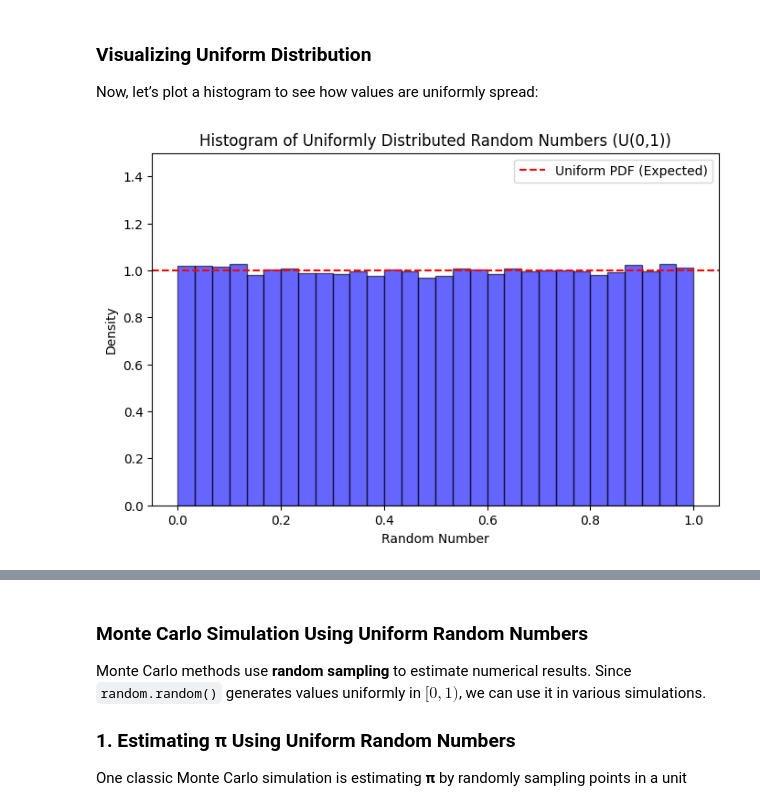
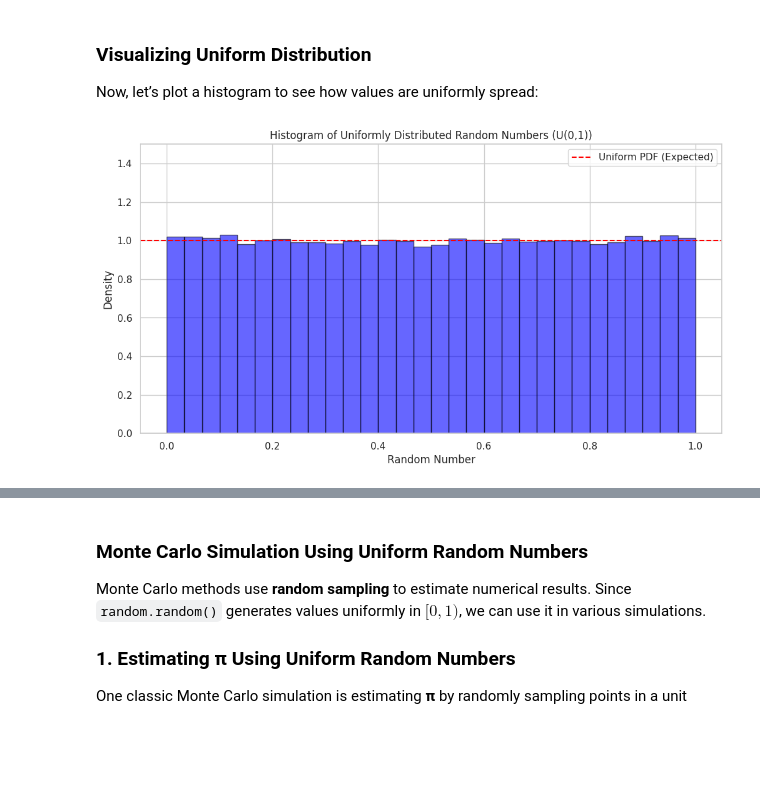
Before and after one commit to animesh-chouhan/fifty-challenging-problems-in-probability, a Jupyter notebook: probability.ipynb, the cells around one changed output, grey strips where cells are left out. Cells and saved outputs as stored; diff of their text form; code cells hidden in the pictures; blank space fills up the shorter version.

```diff
--- a/probability.ipynb
+++ b/probability.ipynb
@@ -163,0 +235,27 @@ plt.show()
+# %%
+import numpy as np
+import matplotlib.pyplot as plt
+import seaborn as sns
+
+# Set Seaborn style
+sns.set(style="whitegrid", palette="dark")
+
+# Simulate rolling two dice 100k times
+N = 100000
+np.random.seed(69)
+dice_rolls = np.random.randint(1, 7, size=(N, 2))  # Rolls of two dice
+
+# Calculate the sum of each roll
+sums = np.sum(dice_rolls, axis=1)
+
+# Plotting the distribution
+plt.figure(figsize=(10, 6))
+sns.histplot(sums, bins=np.arange(2, 14) - 0.5, kde=True, color="black", stat="density", linewidth=0)
+
+# Formatting
+plt.title("Probability Distribution of Two Dice Sums", fontsize=16)
+plt.xlabel("Sum of Rolls", fontsize=14)
+plt.ylabel("Density", fontsize=14)
+plt.axvline(x=7, color='red', linestyle='--', label="Most Likely Sum: 7")
+plt.legend()
+plt.show()
@@ -325,20 +330,20 @@ Now, let’s plot a histogram to see how values are uniformly spread:
 # %%
 import numpy as np
 import matplotlib.pyplot as plt
 
 # Generate 10,000 random numbers from U(0,1)
 np.random.seed(69)
 data = np.random.uniform(0, 1, 100000)
 
 # Plot histogram
-plt.figure(figsize=(8, 5))
+plt.figure(figsize=(12, 6))
 plt.hist(data, bins=30, density=True, color='blue', alpha=0.6, edgecolor='black')
 plt.axhline(y=1, color='red', linestyle="--", label="Uniform PDF (Expected)")
 plt.ylim(0, 1.5)
 plt.title("Histogram of Uniformly Distributed Random Numbers (U(0,1))")
 plt.xlabel("Random Number")
 plt.ylabel("Density")
 plt.legend()
 plt.show()
 # %% [output]
-[figure, old version]
+[figure, new version]
```
Also changed, not shown: parts of 26 cells of this notebook, 3 other files.
